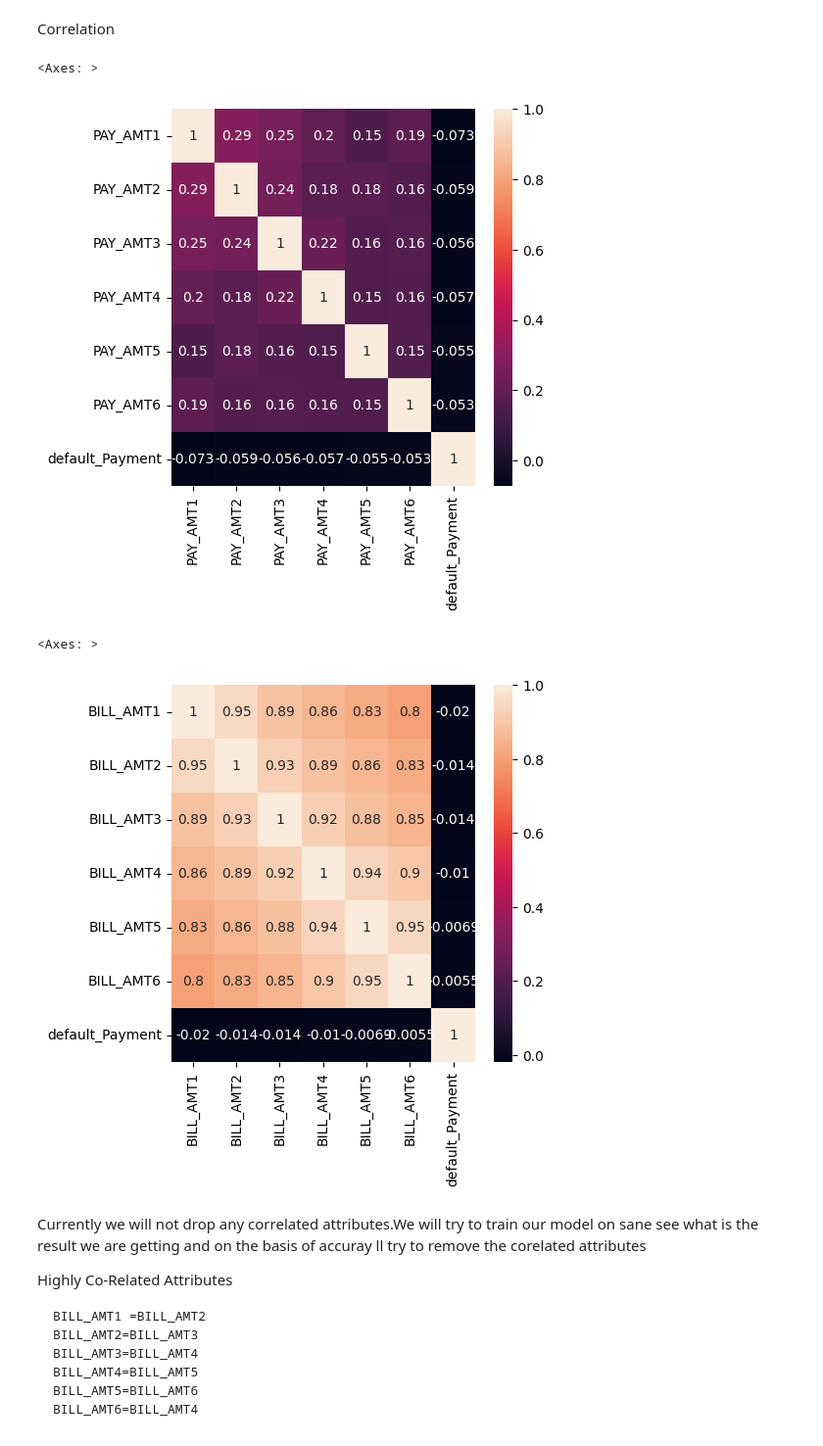
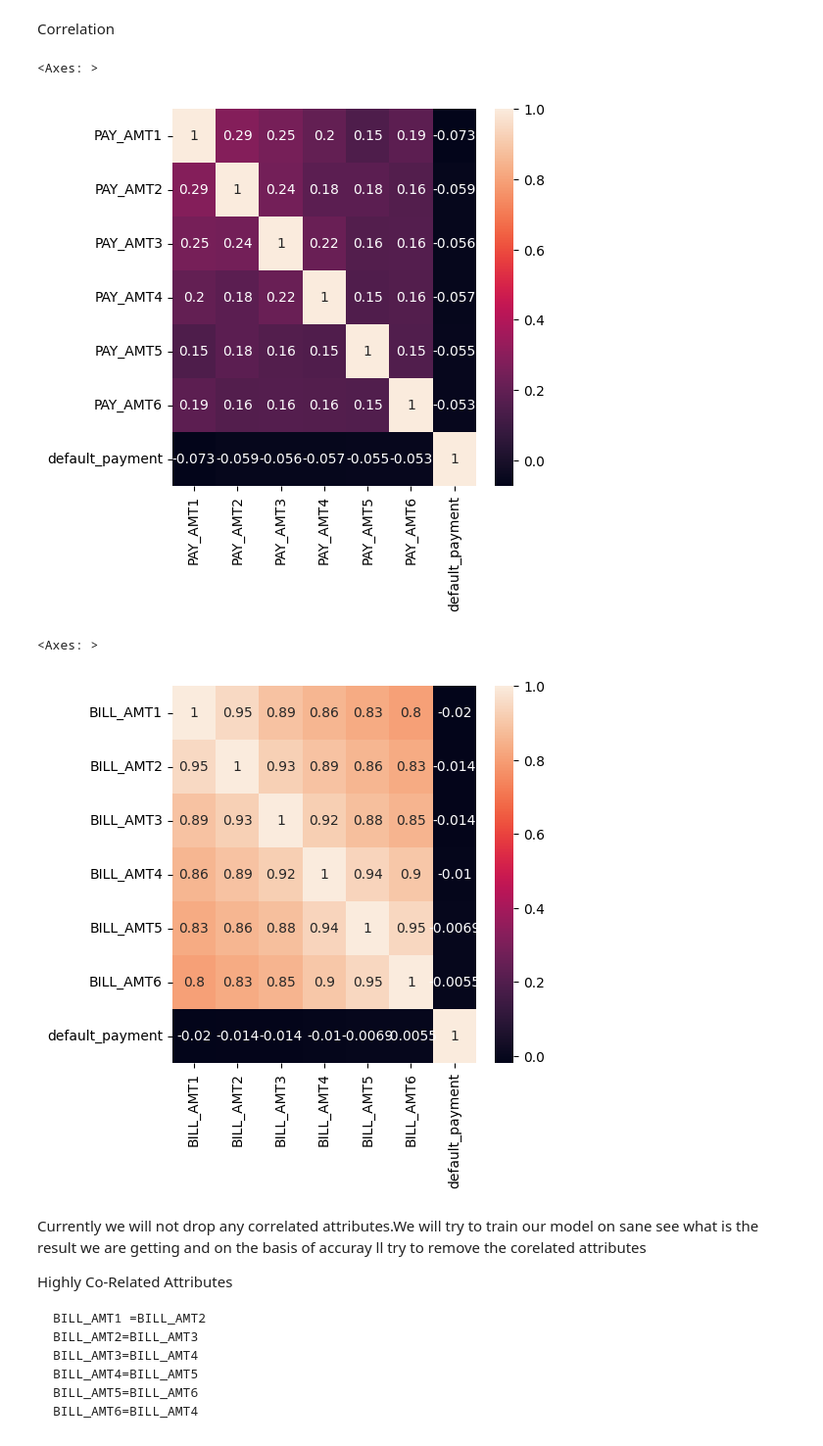
Before and after one commit to Ksanu275/Default_Credit_Card, a Jupyter notebook: notebook/EDA.ipynb, the cells around one changed output. Shown at 98% size. Saved outputs shown, nothing was run; the diff lists cells and outputs as text; code cells hidden in the pictures.

```diff
--- a/notebook/EDA.ipynb
+++ b/notebook/EDA.ipynb
@@ -7,5 +7,5 @@ import seaborn as sns
 import matplotlib.pyplot as plt
 import sklearn
 # %%
-data=pd.read_csv(r'E:\Inueron\Project\default_credit_card\data\UCI_Credit_Card.csv')
+data_original=pd.read_csv(r'E:\Inueron\Project\default_credit_card\data\UCI_Credit_Card.csv')
 # %%
@@ -116,5 +116,5 @@ Data columns (total 25 columns):
 dtypes: float64(13), int64(12)
 memory usage: 5.7 MB
 # %%
-data=data.drop(labels=["ID"],axis=1)
+data_original=data_original.drop(labels=["ID"],axis=1)
 # %% [markdown]
@@ -124,7 +124,7 @@ data.duplicated().sum()
 # %% [output]
 35
 # %%
-df=data.drop_duplicates()
+df=data_original.drop_duplicates()
 # %%
 df.shape
 # %% [output]
@@ -171,9 +171,9 @@ df[['PAY_0','PAY_2', 'PAY_3', 'PAY_4', 'PAY_5', 'PAY_6']].describe().T
 | PAY_6 | 29965.0 | -0.289438 | 1.149090 | -2.0 | -1.0 | 0.0 | 0.0 | 8.0 |
 # %%
 #Renaming name PAY_0 to PAY_1
-df.rename(columns={'PAY_0':'PAY_1'}, inplace=True)
-#Renaming name default.payment.next.month to default_Payment
-df.rename(columns={'default.payment.next.month':'default_Payment'}, inplace=True)
+df.rename(columns={'PAY_0':'PAY_0'}, inplace=True)
+#Renaming name default.payment.next.month to default_payment
+df.rename(columns={'default.payment.next.month':'default_payment'}, inplace=True)
 # %% [output]
 A value is trying to be set on a copy of a slice from a DataFrame
 
@@ -211,7 +211,7 @@ df[['PAY_AMT1','PAY_AMT2', 'PAY_AMT3', 'PAY_AMT4', 'PAY_AMT5', 'PAY_AMT6']].desc
 # %% [markdown]
 Correlation
 # %%
-pay_amt=df[['PAY_AMT1','PAY_AMT2', 'PAY_AMT3', 'PAY_AMT4', 'PAY_AMT5', 'PAY_AMT6','default_Payment']]
+pay_amt=df[['PAY_AMT1','PAY_AMT2', 'PAY_AMT3', 'PAY_AMT4', 'PAY_AMT5', 'PAY_AMT6','default_payment']]
 
 #specify size of heatmap
 
@@ -219,14 +219,14 @@ fig, ax = plt.subplots(figsize=(5, 5))
 sns.heatmap(pay_amt.corr(),annot=True)
 # %% [output]
 <Axes: >
-[figure, old version]
+[figure, new version]
 # %%
-bill_amt=df[['BILL_AMT1', 'BILL_AMT2','BILL_AMT3', 'BILL_AMT4', 'BILL_AMT5', 'BILL_AMT6','default_Payment']]
+bill_amt=df[['BILL_AMT1', 'BILL_AMT2','BILL_AMT3', 'BILL_AMT4', 'BILL_AMT5', 'BILL_AMT6','default_payment']]
 fig, ax = plt.subplots(figsize=(5, 5))
 sns.heatmap(bill_amt.corr(),annot=True)
 # %% [output]
 <Axes: >
-[figure, old version]
+[figure, new version]
 # %% [markdown]
 Currently we will not drop any correlated attributes.We will try to train our model on sane see what is the result we are getting and on the basis of accuray ll try to remove the corelated attributes
 
```
Also changed, not shown: parts of 40 cells of this notebook, 1 other file.
